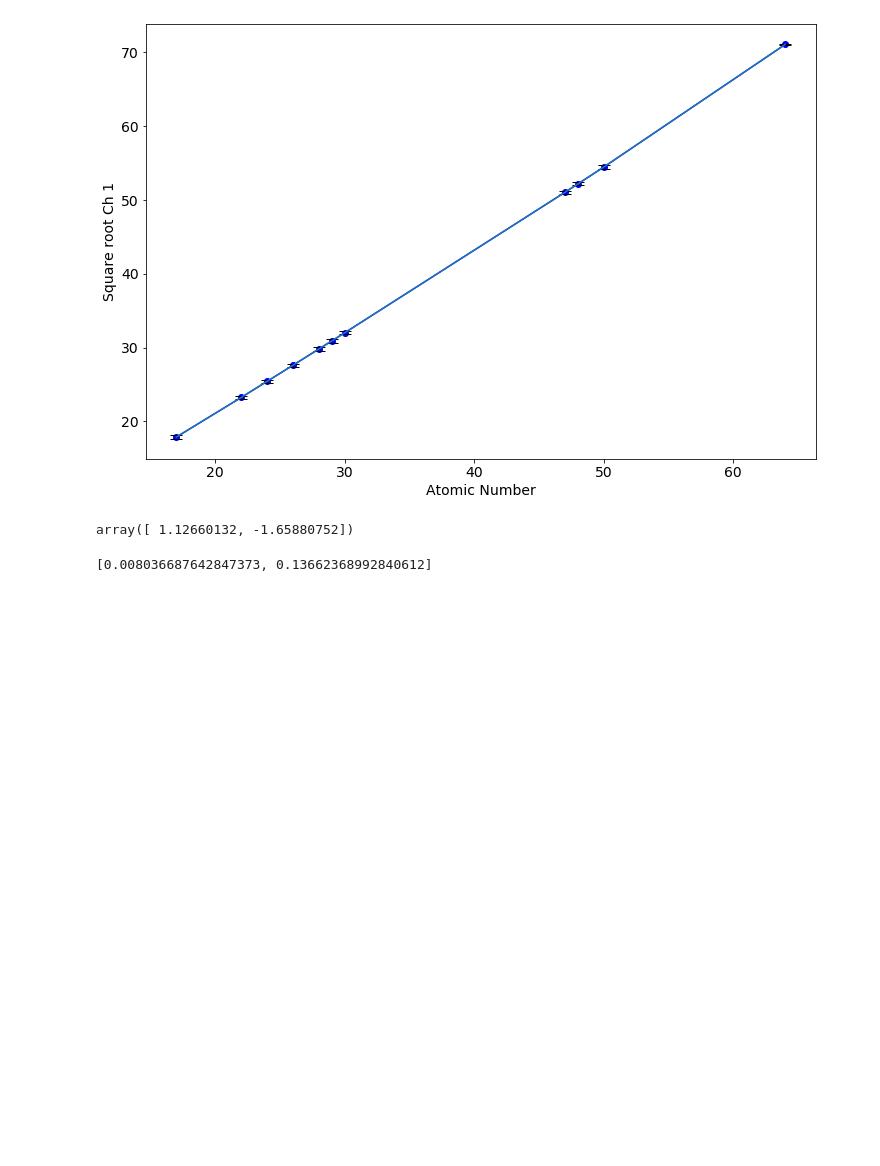
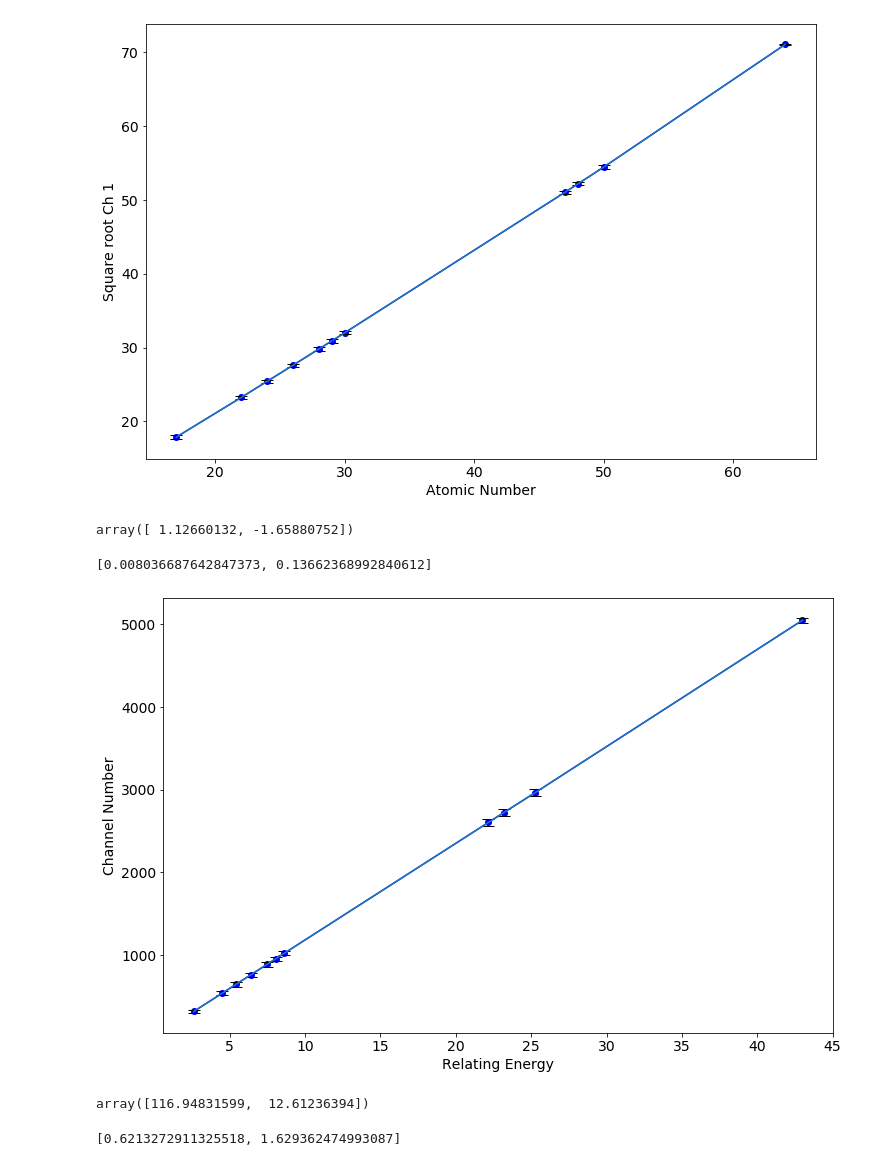
Before and after one commit to Vakki233/Xray-Experiment, a Jupyter notebook: Xray Experiment.ipynb, the cells around one changed output. Saved outputs shown, nothing was run; the diff lists cells and outputs as text; code cells hidden in the pictures; blank space fills up the shorter version.

```diff
--- a/Xray Experiment.ipynb
+++ b/Xray Experiment.ipynb
@@ -58,3 +63,29 @@ slp_yitcp_err = slp_yitcp_error(K_alpha['Ato'], np.sqrt(K_alpha['Kline']),errx=n
 slp_yitcp_err
 # %% [output]
 [0.008036687642847373, 0.13662368992840612]
+# %%
+yerr = K_alpha.FWHM
+mpl.rcParams['figure.figsize'] = 12.0,8.0
+mpl.rcParams['font.size'] = 14.0
+
+plt.yscale('linear')
+plt.xscale('linear')
+
+plt.xlabel(r'Relating Energy')
+plt.ylabel(r'Channel Number')
+
+plt.plot(K_alpha['Energy(keV)'],K_alpha.Kline,"o-b")
+plt.errorbar(K_alpha['Energy(keV)'],K_alpha.Kline, yerr = yerr, capsize = 6, ecolor = 'black')
+plt.show()
+#line fit Ch and its relating energy, return coefficient of the polynomial
+coef2 = np.polyfit(K_alpha['Energy(keV)'], K_alpha.Kline, deg = 1)
+coef2
+# %% [output]
+[figure, added]
+array([116.94831599,  12.61236394])
+# %%
+#find the uncertainty of slope and y intercept
+energy_calib_err = slp_yitcp_error(K_alpha['Energy(keV)'], K_alpha['Kline'], errx=np.zeros(len(K_alpha['Energy(keV)'])), erry=0.5*K_alpha['FWHM'])
+energy_calib_err
+# %% [output]
+[0.6213272911325518, 1.629362474993087]
```
Also changed, not shown: parts of 16 cells of this notebook.
